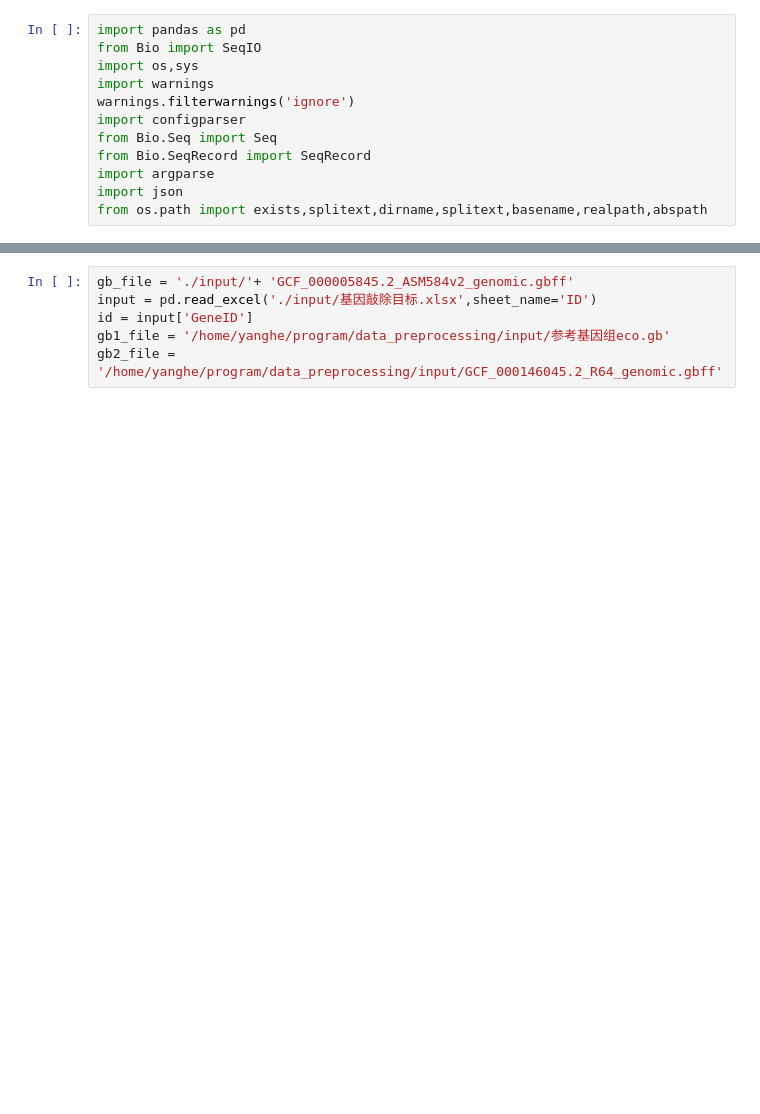
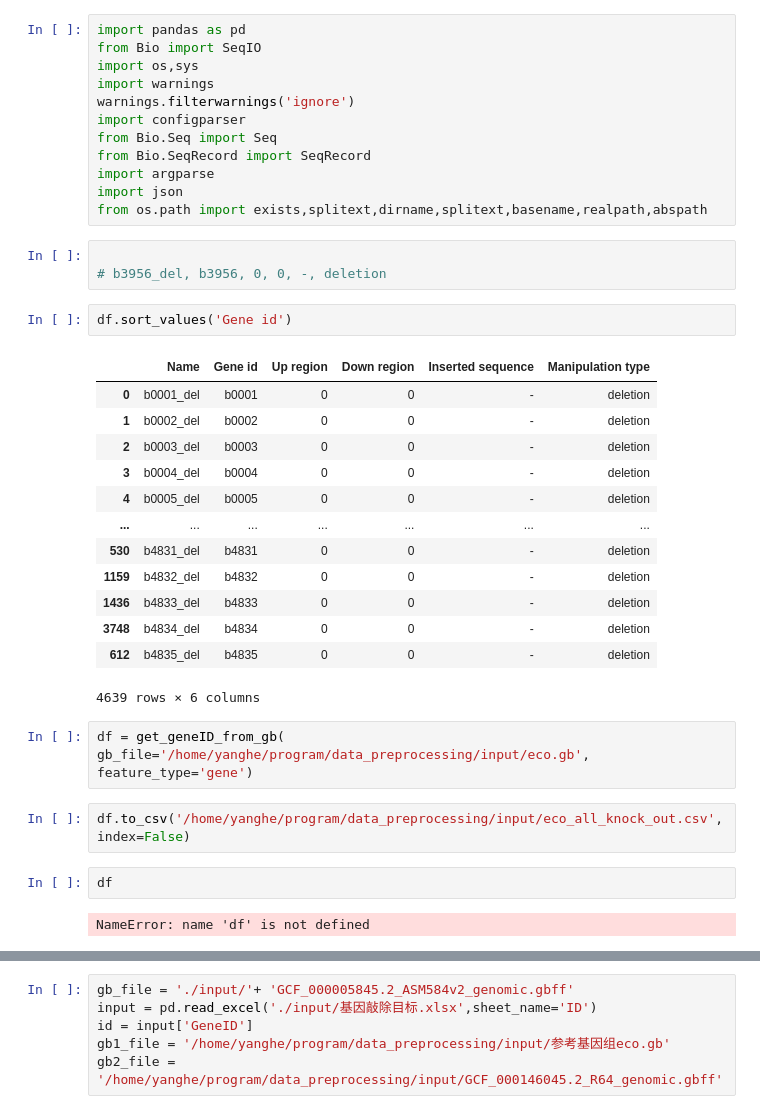
Before and after one commit to editSeqDesign/data_preprocessing, a Jupyter notebook: Untitled.ipynb, the cells around one changed output, grey strips where cells are left out. Drawn from its saved outputs; the diff is of its cells as text; blank space fills up the shorter version.

```diff
--- a/Untitled.ipynb
+++ b/Untitled.ipynb
@@ -10,3 +10,30 @@ from Bio.SeqRecord import SeqRecord
 import argparse
 import json
 from os.path import exists,splitext,dirname,splitext,basename,realpath,abspath
+# %%
+
+# b3956_del, b3956, 0, 0, -, deletion
+# %%
+df.sort_values('Gene id')
+# %% [output]
+|  | Name | Gene id | Up region | Down region | Inserted sequence | Manipulation type |
+| 0 | b0001_del | b0001 | 0 | 0 | - | deletion |
+| 1 | b0002_del | b0002 | 0 | 0 | - | deletion |
+| 2 | b0003_del | b0003 | 0 | 0 | - | deletion |
+| 3 | b0004_del | b0004 | 0 | 0 | - | deletion |
+| 4 | b0005_del | b0005 | 0 | 0 | - | deletion |
+| ... | ... | ... | ... | ... | ... | ... |
+| 530 | b4831_del | b4831 | 0 | 0 | - | deletion |
+| 1159 | b4832_del | b4832 | 0 | 0 | - | deletion |
+| 1436 | b4833_del | b4833 | 0 | 0 | - | deletion |
+| 3748 | b4834_del | b4834 | 0 | 0 | - | deletion |
+| 612 | b4835_del | b4835 | 0 | 0 | - | deletion |
+4639 rows × 6 columns
+# %%
+df = get_geneID_from_gb( gb_file='/home/yanghe/program/data_preprocessing/input/eco.gb', feature_type='gene')
+# %%
+df.to_csv('/home/yanghe/program/data_preprocessing/input/eco_all_knock_out.csv', index=False)
+# %%
+df
+# %% [output]
+NameError: name 'df' is not defined
```
Also changed, not shown: parts of 1 cell of this notebook, 8 other files.
